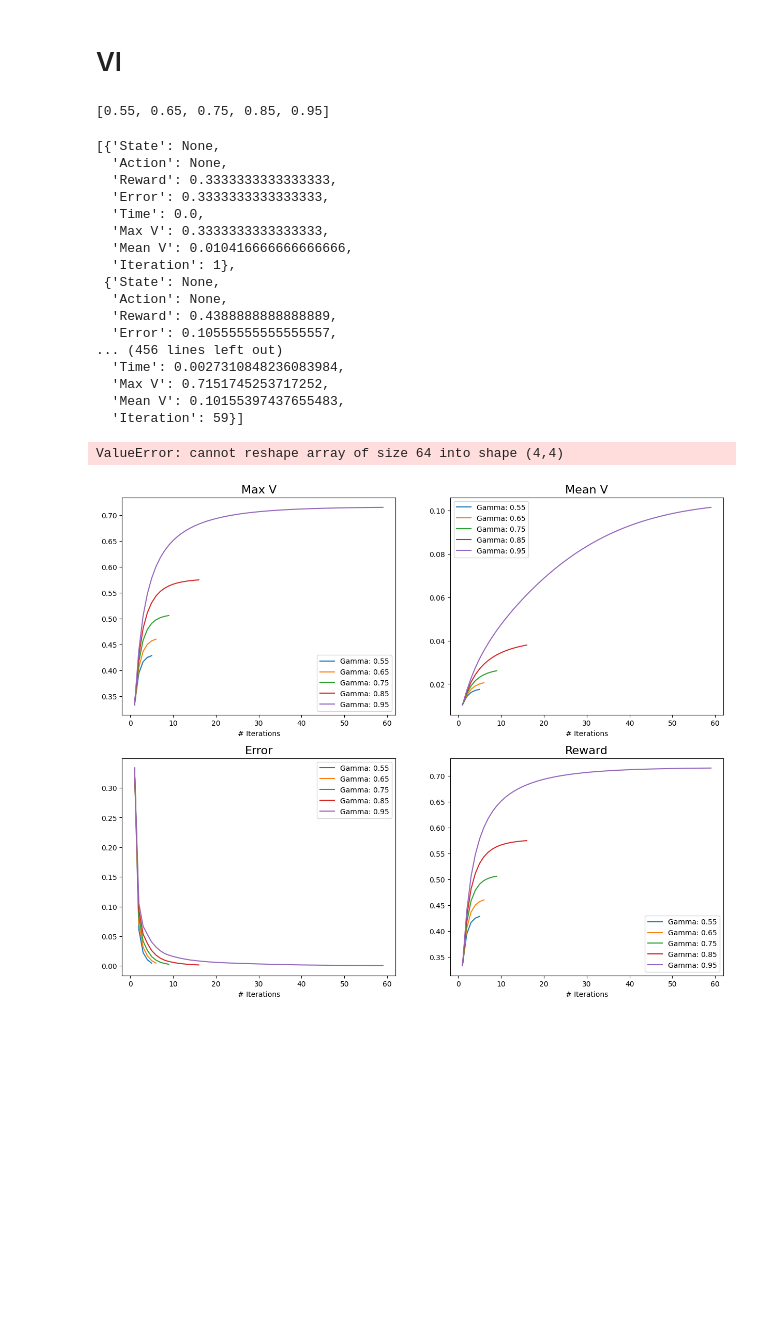
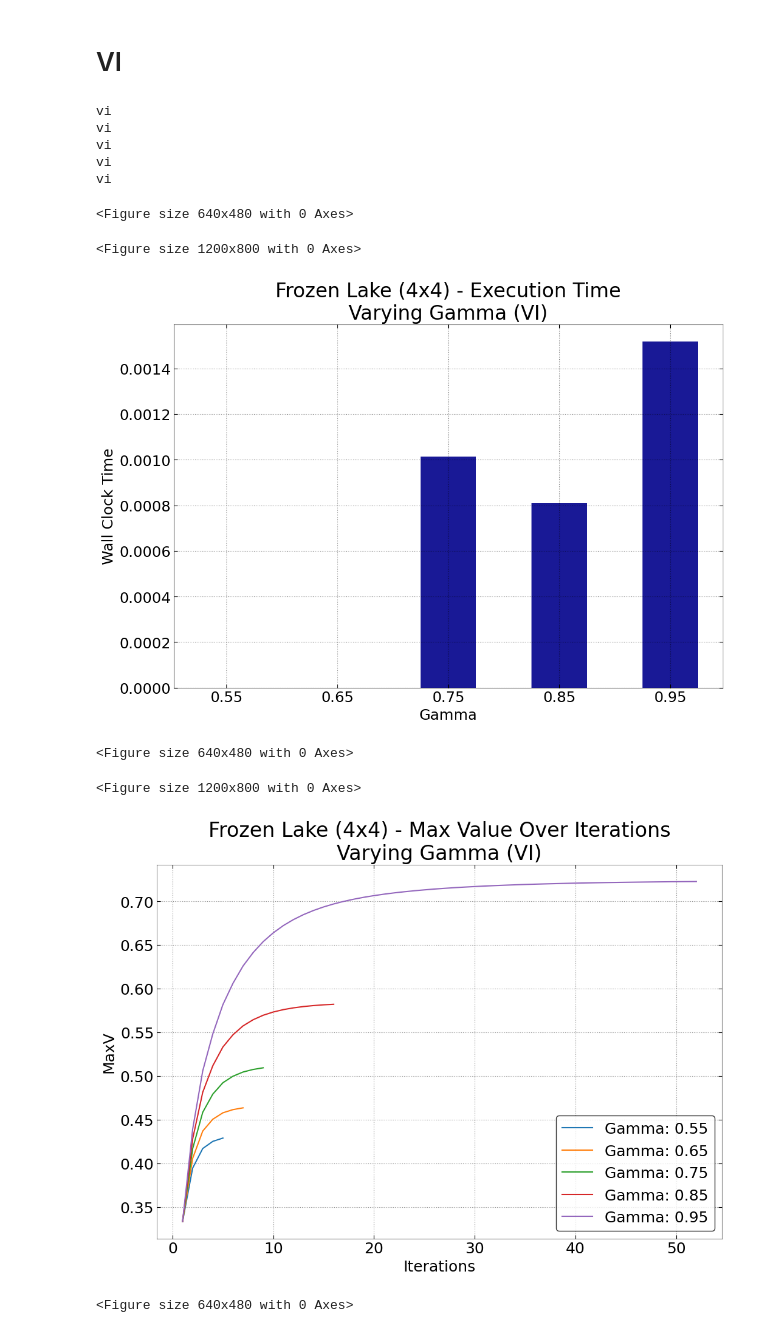
Before and after one commit to sagniksinha/Assignment4, a Jupyter notebook: Frozen_lake.ipynb, the cells around one changed output. Cells and saved outputs as stored; diff of their text form; code cells hidden in the pictures; blank space fills up the shorter version.

```diff
--- a/Frozen_lake.ipynb
+++ b/Frozen_lake.ipynb
@@ -159,13 +168,13 @@ s = 4
 
 opt = "{}x{}".format(s,s)
 sz = (s,s)
-env = gym.make("FrozenLake-v1", map_name=opt)
+env = gym.make("FrozenLake-v1", desc=None, is_slippery=True, map_name=opt)
 env.reset()
 env.render()
 visualize_env(env, opt, title='Frozen Lake (4x4) - Grid Space', save_title = 'FL4x4_GridSpace')
-r, p = getRewardProb(env, s)
-vi = mdp.ValueIteration(p, r, 0.9, max_iter=10000)
-vi.run()
-visualize_policy(vi.policy, sz, opt, title='Frozen Lake (4x4) - Policy', save_title = 'FL4x4_GridSpace_Policy')
+# r, p = getRewardProb(env, s)
+# vi = mdp.ValueIteration(p, r, 0.9, max_iter=10000)
+# vi.run()
+# visualize_policy(vi.policy, sz, opt, title='Frozen Lake (4x4) - Policy', save_title = 'FL4x4_GridSpace_Policy')
 # %% [output]
 [figure]
@@ -226,33 +384,22 @@ def valueIterateGraph(p, r, value_iterate=True):
 # %%
 from time import time
-s = 8
+s = 4
 opt = "{}x{}".format(s,s)
+sz = (s,s)
 tic = time()
-env = gym.make("FrozenLake-v1", is_slippery=True, map_name=opt)
+env = gym.make("FrozenLake-v1", desc=None, is_slippery=True, map_name=opt)
 r, p = getRewardProb(env,s)
-vi = mdp.ValueIteration(p, r, 0.99, max_iter=10000)
-vi.run()
-valueIterateGraph(p, r)
-visualize_policy(vi.policy, (4,4), "4x4")
-print(time()-tic)
+valueIterateGraph(p, r, value_iterate = True)
 # %% [output]
-[0.55, 0.65, 0.75, 0.85, 0.95]
+vi
+vi
+vi
+vi
+vi
-[{'State': None,
-  'Action': None,
-  'Reward': 0.3333333333333333,
-  'Error': 0.3333333333333333,
-  'Time': 0.0,
-  'Max V': 0.3333333333333333,
-  'Mean V': 0.010416666666666666,
-  'Iteration': 1},
- {'State': None,
-  'Action': None,
-  'Reward': 0.4388888888888889,
-  'Error': 0.10555555555555557,
-... (456 lines left out)
-  'Time': 0.0027310848236083984,
-  'Max V': 0.7151745253717252,
-  'Mean V': 0.10155397437655483,
-  'Iteration': 59}]
+<Figure size 640x480 with 0 Axes>
-ValueError: cannot reshape array of size 64 into shape (4,4)
+<Figure size 1200x800 with 0 Axes>
-[figure, old version]
+[figure, new version]
+<Figure size 640x480 with 0 Axes>
+<Figure size 1200x800 with 0 Axes>
+[figure, added]
+<Figure size 640x480 with 0 Axes>
```
Also changed, not shown: parts of 7 cells of this notebook, 14 other files.
